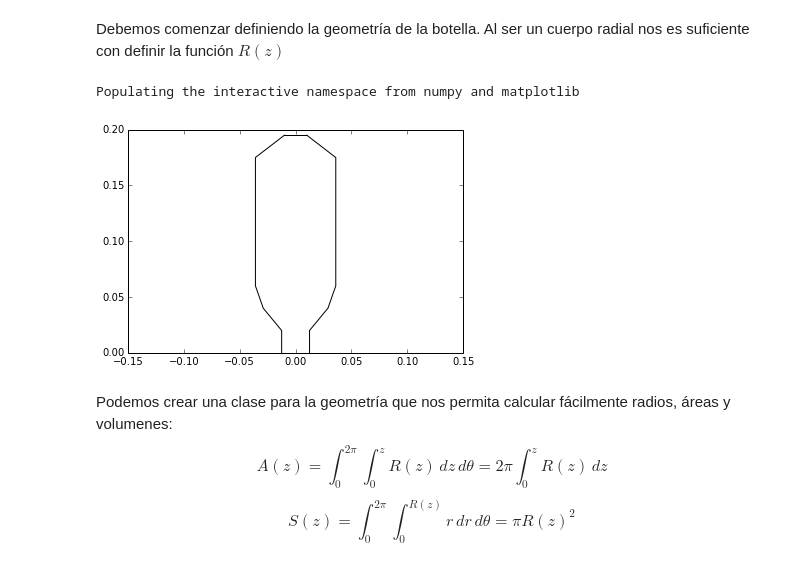
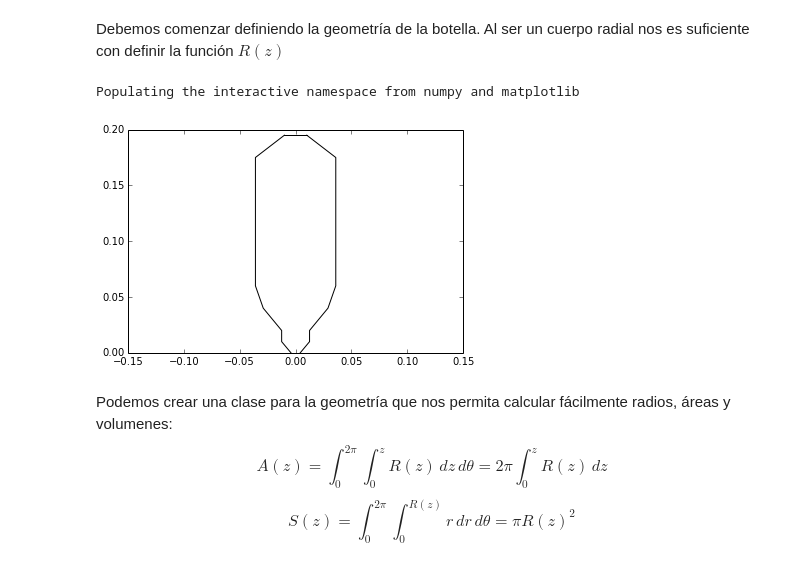
Before and after one commit to sanguinariojoe/gmv-rocket, a Jupyter notebook: main.ipynb, the cells around one changed output. Cells and saved outputs as stored; diff of their text form; code cells hidden in the pictures.

```diff
--- a/main.ipynb
+++ b/main.ipynb
@@ -61,33 +79,26 @@ Por tanto tenemos que resolver tres problemas acoplados.
 Debemos comenzar definiendo la geometría de la botella. Al ser un cuerpo radial nos es suficiente con definir la función $R \left( z \right)$
 # %%
 %pylab inline
-import numpy as np
 
 # From http://www.mzbn.com/en/sales/information
 R = 0.5 * 65E-3  # m
 L = 223E-3  # m
 # From http://www.embotelladoras.org/maquinas-llenadoras/llenadora-de-botella-de-agua-embotellada-1500-botellashora
-r = 0.5 * 25E-3  # m
+r0_bottle = 0.5 * 25E-3  # m
+r0_valve = r0_bottle / 3.0  # m
 
-# Create the geometry:
-# Bottom = Cone
-# Up = Cylinder
-L_cone = L / 3.0
-geom_z = np.asarray([0.0, L_cone, L])
-geom_r = np.asarray([r, R, R])
-
-z = (0.0, 0.02, 0.04, 0.06, 0.175, 0.195)
-r = (0.0125, 0.0125, 0.029, 0.036, 0.036, 0.01)
+z = (0.0, 0.01, 0.02, 0.04, 0.06, 0.175, 0.195)
+r = (r0_valve, r0_bottle, r0_bottle, 0.029, 0.036, 0.036, 0.01)
 geom_z = np.asarray(z)
 geom_r = np.asarray(r)
 
 plot(geom_r, geom_z, 'k-')
 plot(-geom_r, geom_z, 'k-')
 plot((-geom_r[-1], geom_r[-1]), (geom_z[-1], geom_z[-1]), 'k-')
 axes().set_aspect('equal', 'datalim')
 # %% [output]
 Populating the interactive namespace from numpy and matplotlib
-[figure, old version]
+[figure, new version]
 # %% [markdown]
 Podemos crear una clase para la geometría que nos permita calcular fácilmente radios, áreas y volumenes:
 $$A(z) = \int_0^{2 \pi} \int_0^z R(z) \, dz \, d\theta = 2 \pi \int_0^z R(z) \, dz$$
```
Also changed, not shown: parts of 32 cells of this notebook, 1 other file.
